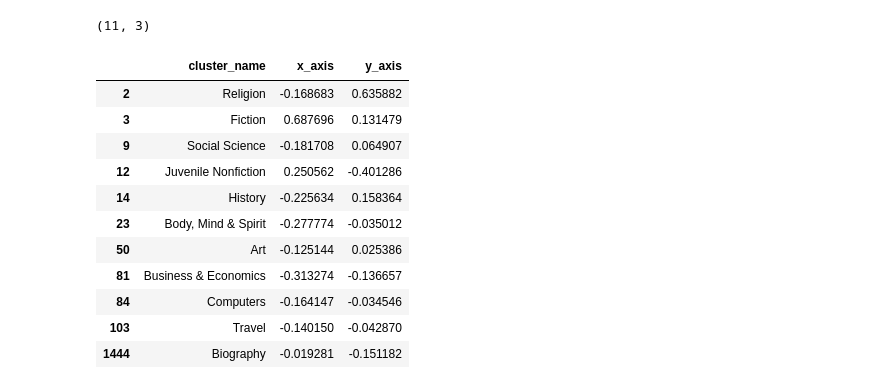
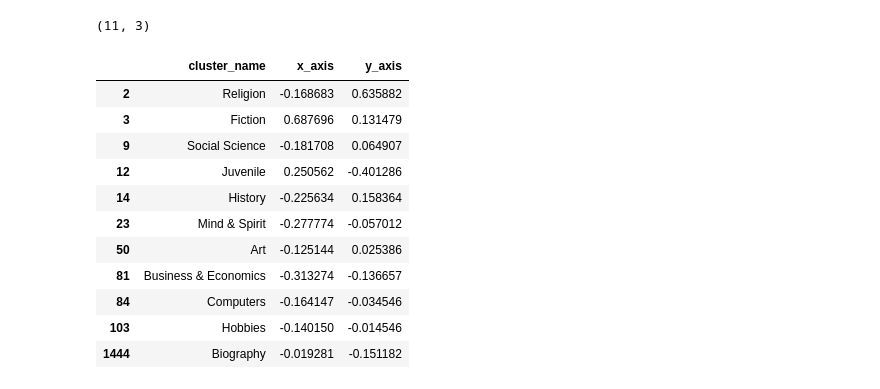
Before and after one commit to mateusexel/PageLens, a Jupyter notebook: Exploration/04_plot_category.ipynb, the cells around one changed output. Drawn from its saved outputs; the diff is of its cells as text; code cells hidden in the pictures.

```diff
--- a/Exploration/04_plot_category.ipynb
+++ b/Exploration/04_plot_category.ipynb
@@ -18,21 +18,24 @@ df.head()
 | 5 | The Church of Christ: A Biblical ... | In The Church of Christ: A Biblic... | ['Everett Ferguson'] | http://books.google.com/books/con... | http://books.google.nl/books?id=k... | Wm. B. Eerdmans Publishing | 1996 | http://books.google.nl/books?id=k... | Religion | ... |
 # %%
 df_cluster_centroids = df[df['categories']==df['cluster_name']].drop_duplicates('categories')[['cluster_name', 'x_axis', 'y_axis']]
-df_cluster_centroids.shape
+print(df_cluster_centroids.shape)
+df_cluster_centroids.loc[12,'cluster_name'] = 'Juvenile'
+df_cluster_centroids.loc[23,'cluster_name'] = 'Mind & Spirit'
+df_cluster_centroids.loc[23,'y_axis'] = -0.057012
+df_cluster_centroids.loc[103,'y_axis'] = -0.014546
+df_cluster_centroids.loc[103,'cluster_name'] = 'Hobbies'
+df_cluster_centroids
 # %% [output]
 (11, 3)
+|  | cluster_name | x_axis | y_axis |
+| 2 | Religion | -0.168683 | 0.635882 |
+| 3 | Fiction | 0.687696 | 0.131479 |
+| 9 | Social Science | -0.181708 | 0.064907 |
+| 12 | Juvenile | 0.250562 | -0.401286 |
+| 14 | History | -0.225634 | 0.158364 |
+| 23 | Mind & Spirit | -0.277774 | -0.057012 |
+| 50 | Art | -0.125144 | 0.025386 |
+| 81 | Business & Economics | -0.313274 | -0.136657 |
+| 84 | Computers | -0.164147 | -0.034546 |
+| 103 | Hobbies | -0.140150 | -0.014546 |
+| 1444 | Biography | -0.019281 | -0.151182 |
-# %%
-df_cluster_centroids
-# %% [output]
-|  | cluster_name | x_axis | y_axis |
-| 2 | Religion | -0.168683 | 0.635882 |
-| 3 | Fiction | 0.687696 | 0.131479 |
-| 9 | Social Science | -0.181708 | 0.064907 |
-| 12 | Juvenile Nonfiction | 0.250562 | -0.401286 |
-| 14 | History | -0.225634 | 0.158364 |
-| 23 | Body, Mind & Spirit | -0.277774 | -0.035012 |
-| 50 | Art | -0.125144 | 0.025386 |
-| 81 | Business & Economics | -0.313274 | -0.136657 |
-| 84 | Computers | -0.164147 | -0.034546 |
-| 103 | Travel | -0.140150 | -0.042870 |
-| 1444 | Biography | -0.019281 | -0.151182 |
```
Also changed, not shown: parts of 5 cells of this notebook, 8 other files.
